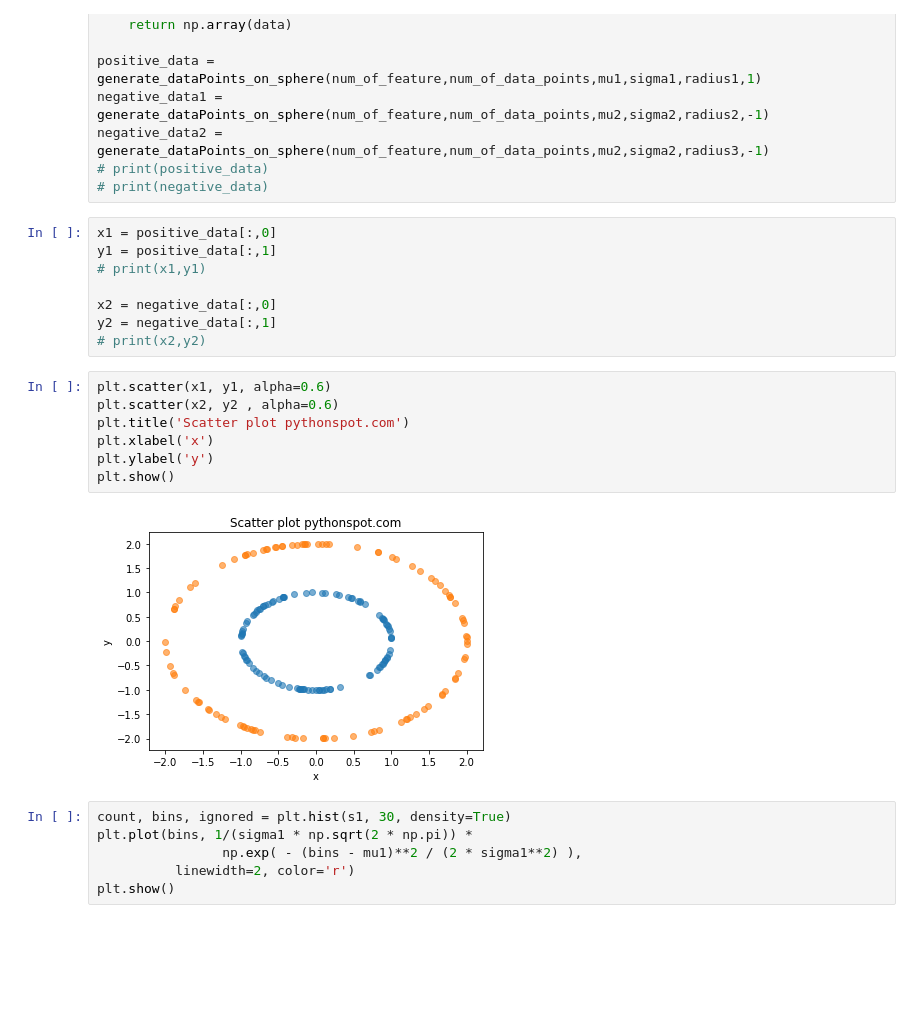
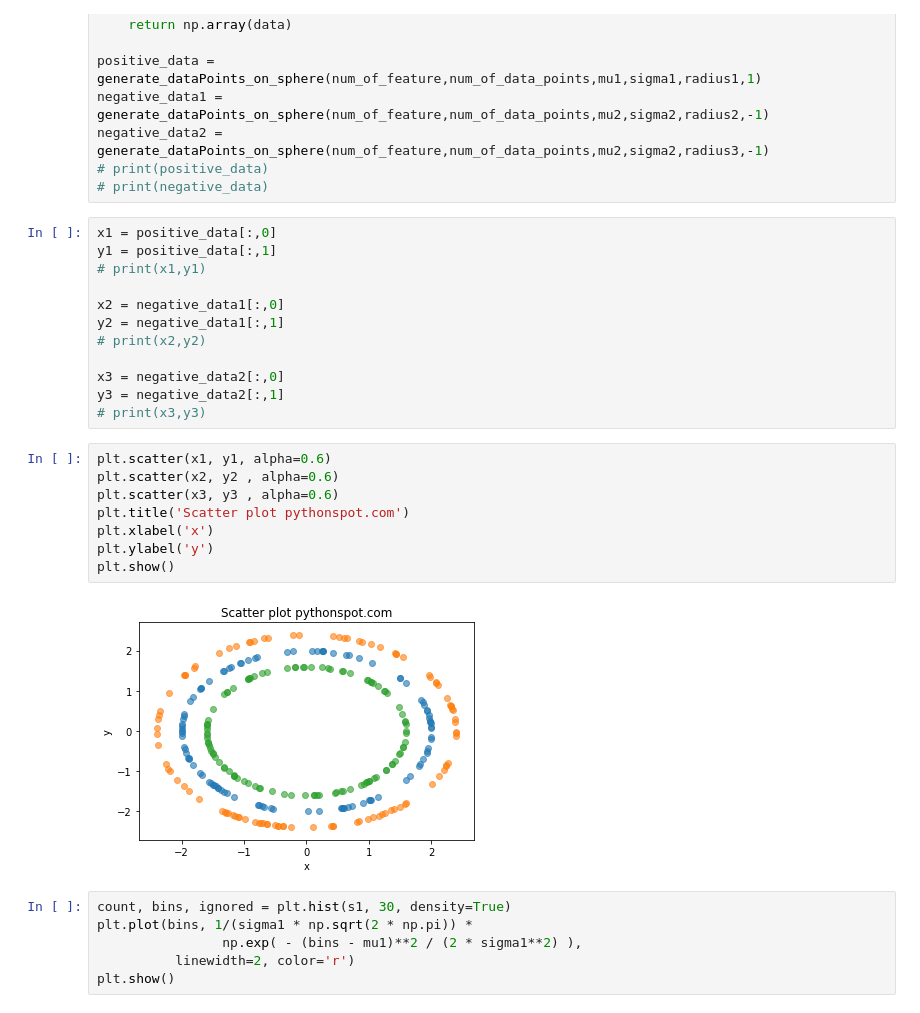
Before and after one commit to lnpandey/IITM_Research_Interpretability_of_Attention_Networks, a Jupyter notebook: Hypothesis4.ipynb, the cells around one changed output. Saved outputs shown, nothing was run; the diff lists cells and outputs as text; blank space fills up the shorter version.

Commit message:
data generation

```diff
--- a/Hypothesis4.ipynb
+++ b/Hypothesis4.ipynb
@@ -35,18 +35,23 @@ x1 = positive_data[:,0]
 y1 = positive_data[:,1]
 # print(x1,y1)
 
-x2 = negative_data[:,0]
-y2 = negative_data[:,1]
+x2 = negative_data1[:,0]
+y2 = negative_data1[:,1]
 # print(x2,y2)
+
+x3 = negative_data2[:,0]
+y3 = negative_data2[:,1]
+# print(x3,y3)
 # %%
 plt.scatter(x1, y1, alpha=0.6)
 plt.scatter(x2, y2 , alpha=0.6)
+plt.scatter(x3, y3 , alpha=0.6)
 plt.title('Scatter plot pythonspot.com')
 plt.xlabel('x')
 plt.ylabel('y')
 plt.show()
 # %% [output]
-[figure, old version]
+[figure, new version]
 # %%
 count, bins, ignored = plt.hist(s1, 30, density=True)
 plt.plot(bins, 1/(sigma1 * np.sqrt(2 * np.pi)) *
```
